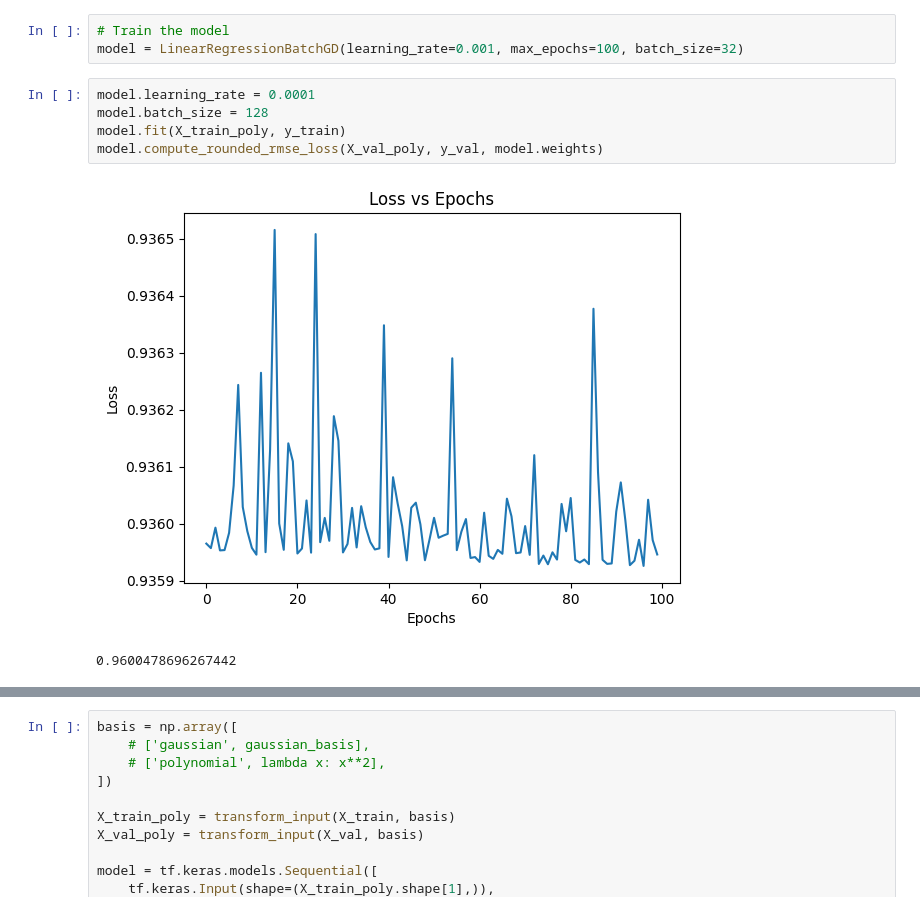
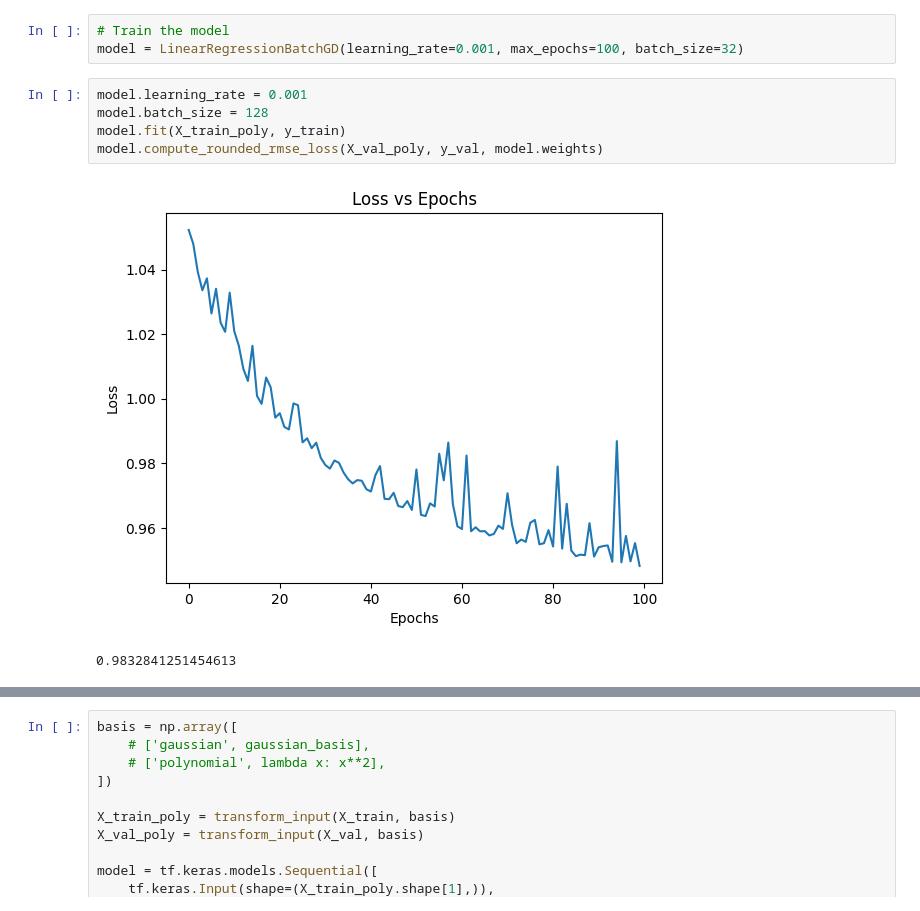
Before and after one commit to amaljoe/FML_assignment1, a Jupyter notebook: kaggle_final.ipynb, the cells around one changed output, grey strips where cells are left out. Saved outputs shown, nothing was run; the diff lists cells and outputs as text.

```diff
--- a/kaggle_final.ipynb
+++ b/kaggle_final.ipynb
@@ -302,13 +302,13 @@ array([[ 1.16622864, -2.45068992,  0.26548102, ...,  0.91965058,
 # Train the model
 model = LinearRegressionBatchGD(learning_rate=0.001, max_epochs=100, batch_size=32)
 # %%
-model.learning_rate = 0.0001
+model.learning_rate = 0.001
 model.batch_size = 128
 model.fit(X_train_poly, y_train)
 model.compute_rounded_rmse_loss(X_val_poly, y_val, model.weights)
 # %% [output]
-[figure, old version]
+[figure, new version]
-0.9600478696267442
+0.9832841251454613
 # %%
 # Use tensorflow for mass experiments (for performance reasons)
 import tensorflow as tf
```
Also changed, not shown: parts of 4 cells of this notebook, 1 other file.
